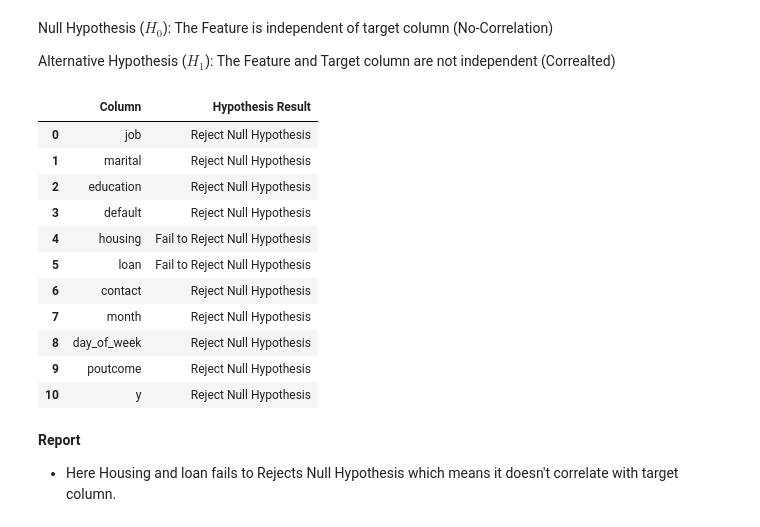
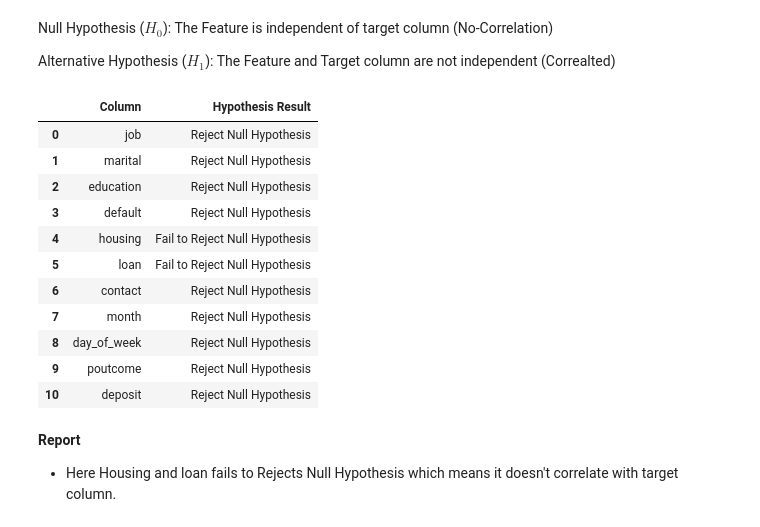
Before and after one commit to girishikhe/Long-term-deposit-prediction, a Jupyter notebook: notebook/long_term_deposit_EDA.ipynb, the cells around one changed output. Cells and saved outputs as stored; diff of their text form; code cells hidden in the pictures.

```diff
--- a/notebook/long_term_deposit_EDA.ipynb
+++ b/notebook/long_term_deposit_EDA.ipynb
@@ -103,3 +155,6 @@ Data columns (total 21 columns):
  20  y               41188 non-null  object
 dtypes: float64(5), int64(5), object(11)
 memory usage: 6.6+ MB
+# %%
+df.rename(columns={'y':'deposit'}, inplace=True)
+df.head()
@@ -290,27 +370,27 @@ Alternative Hypothesis ($ H_1 $): The Feature and Target column are not independ
 # %%
 from scipy.stats import chi2_contingency
 chi2_test = []
 for feature in categorical_features:
-    if chi2_contingency(pd.crosstab(df['y'], df[feature]))[1] < 0.05:
+    if chi2_contingency(pd.crosstab(df['deposit'], df[feature]))[1] < 0.05:
         chi2_test.append('Reject Null Hypothesis')
     else:
         chi2_test.append('Fail to Reject Null Hypothesis')
 result = pd.DataFrame(data=[categorical_features, chi2_test]).T
 result.columns = ['Column', 'Hypothesis Result']
 result
 # %% [output]
 |  | Column | Hypothesis Result |
 | 0 | job | Reject Null Hypothesis |
 | 1 | marital | Reject Null Hypothesis |
 | 2 | education | Reject Null Hypothesis |
 | 3 | default | Reject Null Hypothesis |
 | 4 | housing | Fail to Reject Null Hypothesis |
 | 5 | loan | Fail to Reject Null Hypothesis |
 | 6 | contact | Reject Null Hypothesis |
 | 7 | month | Reject Null Hypothesis |
 | 8 | day_of_week | Reject Null Hypothesis |
 | 9 | poutcome | Reject Null Hypothesis |
-| 10 | y | Reject Null Hypothesis |
+| 10 | deposit | Reject Null Hypothesis |
 # %% [markdown]
 **Report**
 * Here Housing and loan fails to Rejects Null Hypothesis which means it doesn't correlate with target column.
```
Also changed, not shown: parts of 6 cells of this notebook.
